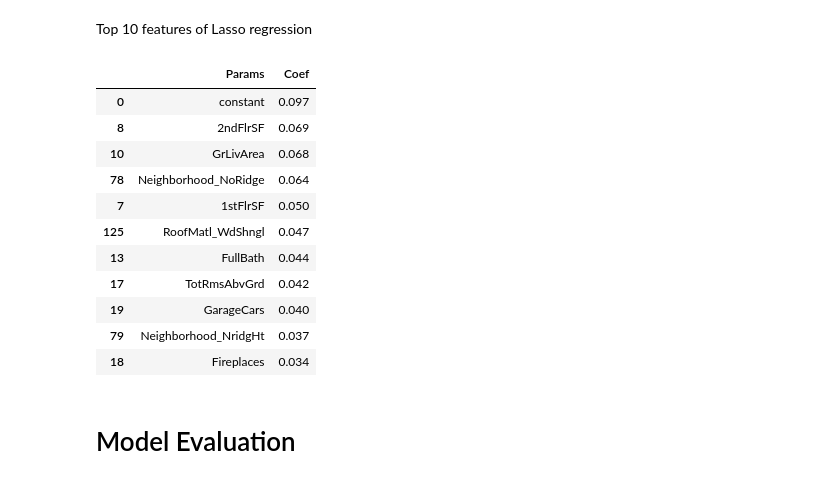
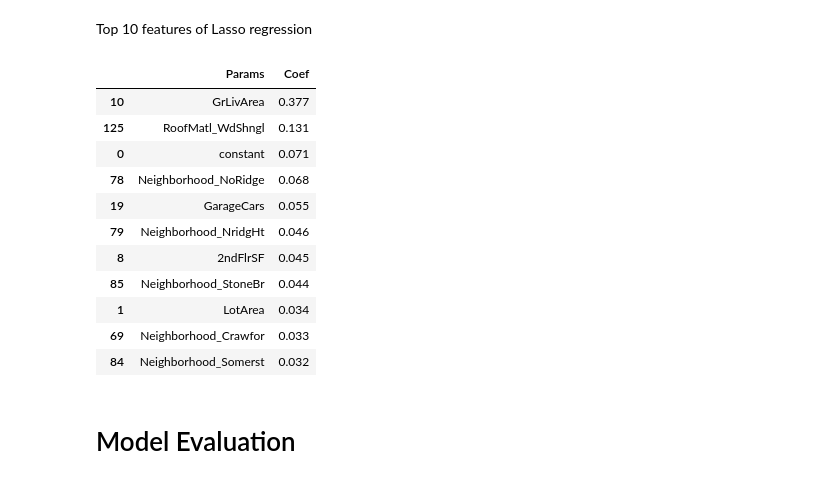
Before and after one commit to har2008preet/surprise_housing_ridge_lasso, a Jupyter notebook: Assignment - Advanced Regression.ipynb, the cells around one changed output. Cells and saved outputs as stored; diff of their text form; code cells hidden in the pictures.

Commit message:
model fix

```diff
--- a/Assignment - Advanced Regression.ipynb
+++ b/Assignment - Advanced Regression.ipynb
@@ -438,27 +438,27 @@ Top 10 features of Lasso regression
 # %%
 # Coefficients list
 model_lasso_parameters = list(lasso.coef_)
 # Inserting Y Intercept to model parameters list
 model_lasso_parameters.insert(0, lasso.intercept_)
 # Rounding off the coefficients
-model_lasso_parameters = [round(i,3) for i in model_ridge_parameters]
+model_lasso_parameters = [round(i,3) for i in model_lasso_parameters]
 cols = X_train.columns
 cols = cols.insert(0,'constant')
 lasso_params_df = pd.DataFrame({'Params':cols, 'Coef':model_lasso_parameters})
 (lasso_params_df.sort_values('Coef', ascending=False)).head(11)
 # %% [output]
 |  | Params | Coef |
-| 0 | constant | 0.097 |
-| 8 | 2ndFlrSF | 0.069 |
-| 10 | GrLivArea | 0.068 |
-| 78 | Neighborhood_NoRidge | 0.064 |
-| 7 | 1stFlrSF | 0.050 |
-| 125 | RoofMatl_WdShngl | 0.047 |
-| 13 | FullBath | 0.044 |
-| 17 | TotRmsAbvGrd | 0.042 |
-| 19 | GarageCars | 0.040 |
-| 79 | Neighborhood_NridgHt | 0.037 |
-| 18 | Fireplaces | 0.034 |
+| 10 | GrLivArea | 0.377 |
+| 125 | RoofMatl_WdShngl | 0.131 |
+| 0 | constant | 0.071 |
+| 78 | Neighborhood_NoRidge | 0.068 |
+| 19 | GarageCars | 0.055 |
+| 79 | Neighborhood_NridgHt | 0.046 |
+| 8 | 2ndFlrSF | 0.045 |
+| 85 | Neighborhood_StoneBr | 0.044 |
+| 1 | LotArea | 0.034 |
+| 69 | Neighborhood_Crawfor | 0.033 |
+| 84 | Neighborhood_Somerst | 0.032 |
 # %% [markdown]
 # Model Evaluation
 # %% [markdown]
```
Also changed, not shown: parts of 15 cells of this notebook.
